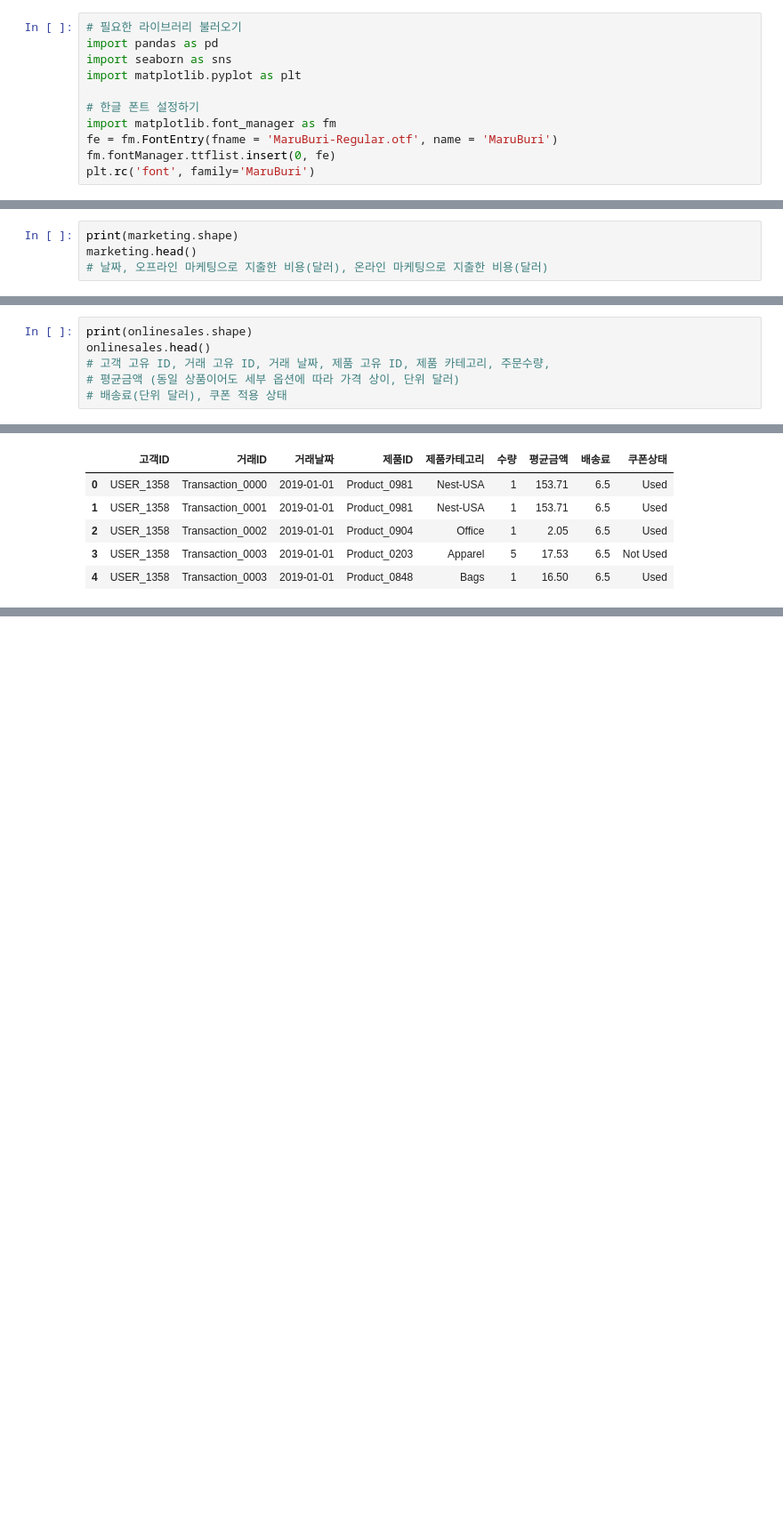
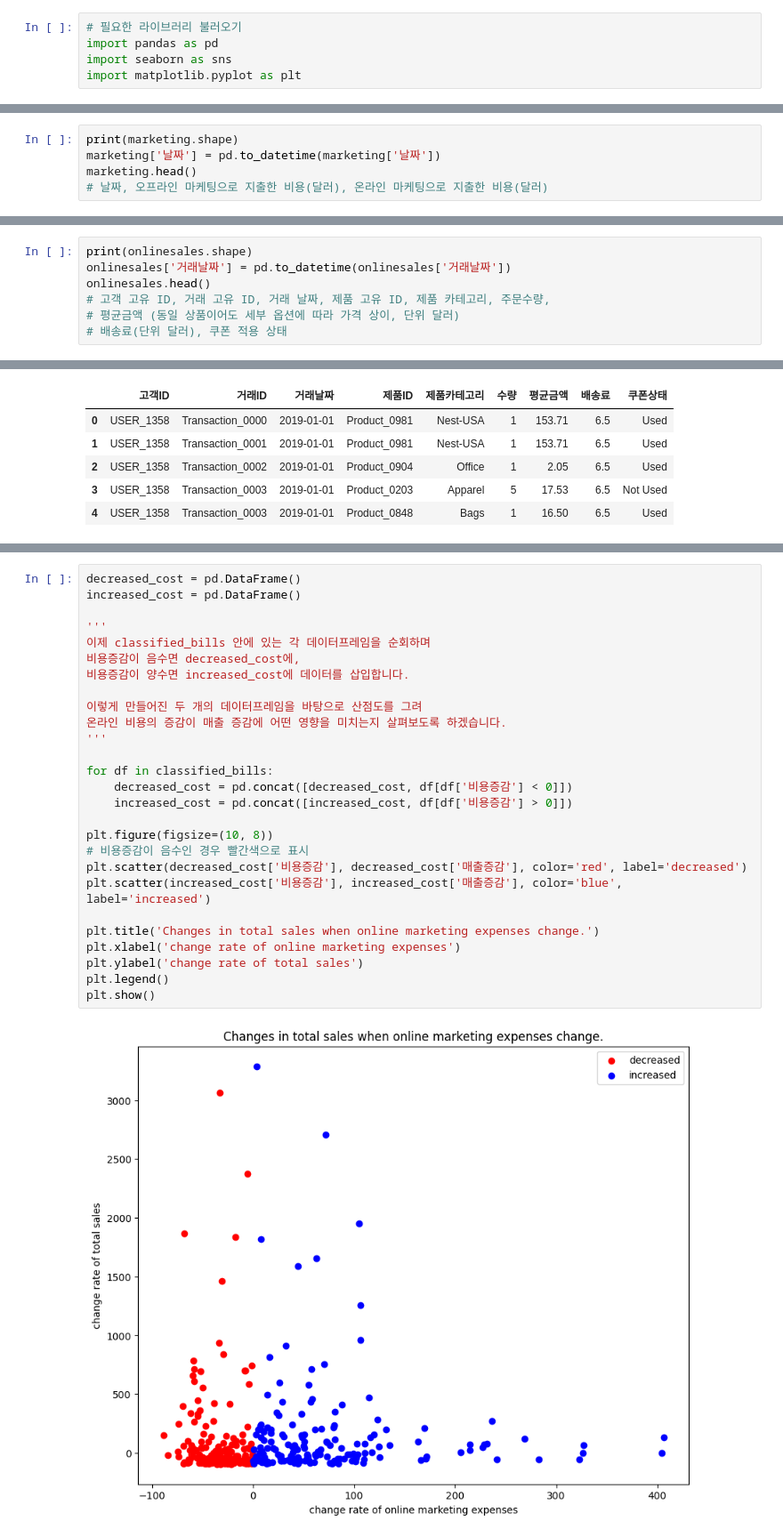
Before and after one commit to Randy-archive/ecommerce_seg, a Jupyter notebook: 랜디_Randy.ipynb, the cells around one changed output, grey strips where cells are left out. Shown at 89% size. Drawn from its saved outputs; the diff is of its cells as text; blank space fills up the shorter version.

```diff
--- a/랜디_Randy.ipynb
+++ b/랜디_Randy.ipynb
@@ -25,12 +56,6 @@ RFM이나 Cohort분석에 대해서 이번 대회를 통해 더 깊게 이해해
 import pandas as pd
 import seaborn as sns
 import matplotlib.pyplot as plt
-
-# 한글 폰트 설정하기
-import matplotlib.font_manager as fm
-fe = fm.FontEntry(fname = 'MaruBuri-Regular.otf', name = 'MaruBuri')
-fm.fontManager.ttflist.insert(0, fe)
-plt.rc('font', family='MaruBuri')
 # %% [markdown]
 # [1. 데이터 살펴보기]
 
@@ -73,6 +98,7 @@ discount.head()
 | 4 | Feb | Nest-USA | ELEC20 | 20 |
 # %%
 print(marketing.shape)
+marketing['날짜'] = pd.to_datetime(marketing['날짜'])
 marketing.head()
 # 날짜, 오프라인 마케팅으로 지출한 비용(달러), 온라인 마케팅으로 지출한 비용(달러)
 # %% [output]
@@ -85,6 +111,7 @@ marketing.head()
 | 4 | 2019-01-05 | 4500 | 4055.30 |
 # %%
 print(onlinesales.shape)
+onlinesales['거래날짜'] = pd.to_datetime(onlinesales['거래날짜'])
 onlinesales.head()
 # 고객 고유 ID, 거래 고유 ID, 거래 날짜, 제품 고유 ID, 제품 카테고리, 주문수량,
 # 평균금액 (동일 상품이어도 세부 옵션에 따라 가격 상이, 단위 달러)
@@ -167,0 +233,29 @@ classified_bills
+# %%
+decreased_cost = pd.DataFrame()
+increased_cost = pd.DataFrame()
+
+'''
+이제 classified_bills 안에 있는 각 데이터프레임을 순회하며
+비용증감이 음수면 decreased_cost에,
+비용증감이 양수면 increased_cost에 데이터를 삽입합니다.
+
+이렇게 만들어진 두 개의 데이터프레임을 바탕으로 산점도를 그려
+온라인 비용의 증감이 매출 증감에 어떤 영향을 미치는지 살펴보도록 하겠습니다.
+'''
+
+for df in classified_bills:
+    decreased_cost = pd.concat([decreased_cost, df[df['비용증감'] < 0]])
+    increased_cost = pd.concat([increased_cost, df[df['비용증감'] > 0]])
+
+plt.figure(figsize=(10, 8))
+# 비용증감이 음수인 경우 빨간색으로 표시
+plt.scatter(decreased_cost['비용증감'], decreased_cost['매출증감'], color='red', label='decreased')
+plt.scatter(increased_cost['비용증감'], increased_cost['매출증감'], color='blue', label='increased')
+
+plt.title('Changes in total sales when online marketing expenses change.')
+plt.xlabel('change rate of online marketing expenses')
+plt.ylabel('change rate of total sales')
+plt.legend()
+plt.show()
+# %% [output]
+[figure, added]
```
Also changed, not shown: parts of 8 cells of this notebook.
